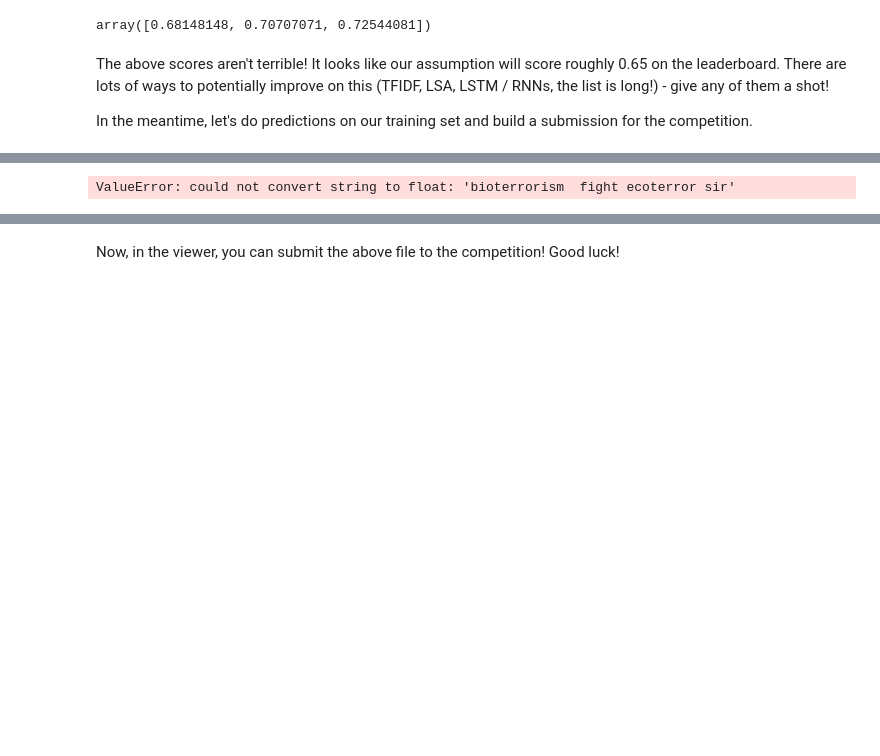
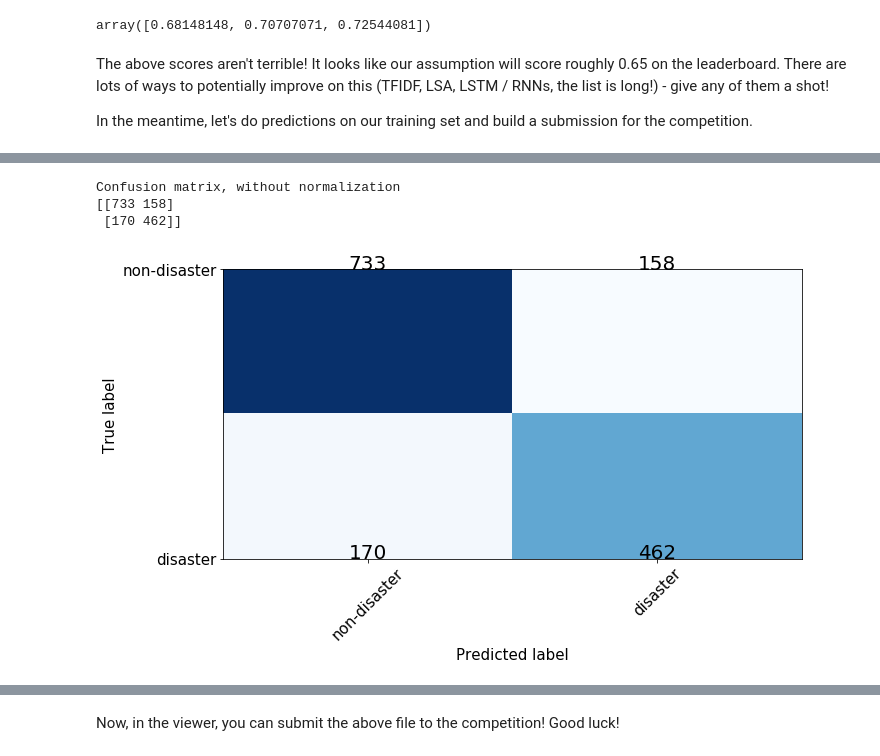
Before and after one commit to IrinaShcherbakova/ML-Project, a Jupyter notebook: train_NaiveBayes.ipynb, the cells around one changed output, grey strips where cells are left out. Saved outputs shown, nothing was run; the diff lists cells and outputs as text; code cells hidden in the pictures; blank space fills up the shorter version.

Commit message:
add comfusion matrix and ROC curve

```diff
--- a/train_NaiveBayes.ipynb
+++ b/train_NaiveBayes.ipynb
@@ -194,7 +185,6 @@ import numpy as np
 from sklearn import datasets
 
 class_names = ['non-disaster','disaster']
-
 
 def plot_confusion_matrix(cm, classes,
                           normalize=False,
@@ -205,32 +195,35 @@ def plot_confusion_matrix(cm, classes,
         print("Normalized confusion matrix")
     else:
         print('Confusion matrix, without normalization')
 
     print(cm)
 
     plt.imshow(cm, interpolation='nearest', cmap=cmap)
     #plt.title(title)
     #plt.colorbar()
     tick_marks = np.arange(len(classes))
     plt.xticks(tick_marks, classes, rotation=45, fontsize = 15)
     plt.yticks(tick_marks, classes,fontsize = 15)
 
     fmt = '.2f' if normalize else 'd'
     for i, j in itertools.product(range(cm.shape[0]), range(cm.shape[1])):
         plt.text(j, i, format(cm[i, j], fmt),
                  horizontalalignment="center",fontsize = 20)
 
     plt.ylabel('True label', fontsize = 15)
     plt.xlabel('Predicted label', fontsize = 15)
     plt.tight_layout()
 
-predictions = clf_nb.predict(X_test)
+predictions = clf_nb.predict(cv_x_test)
 cnf_matrix = confusion_matrix(y_test, predictions)
 np.set_printoptions(precision=2)
 # Plot non-normalized confusion matrix
 plt.figure(figsize=(10,10))
 plot_confusion_matrix(cnf_matrix, classes=class_names,
                       title='Confusion matrix, without normalization')
 plt.show()
 # %% [output]
-ValueError: could not convert string to float: 'bioterrorism  fight ecoterror sir'
+Confusion matrix, without normalization
+[[733 158]
+ [170 462]]
+[figure, added]
```
Also changed, not shown: parts of 3 cells of this notebook.
